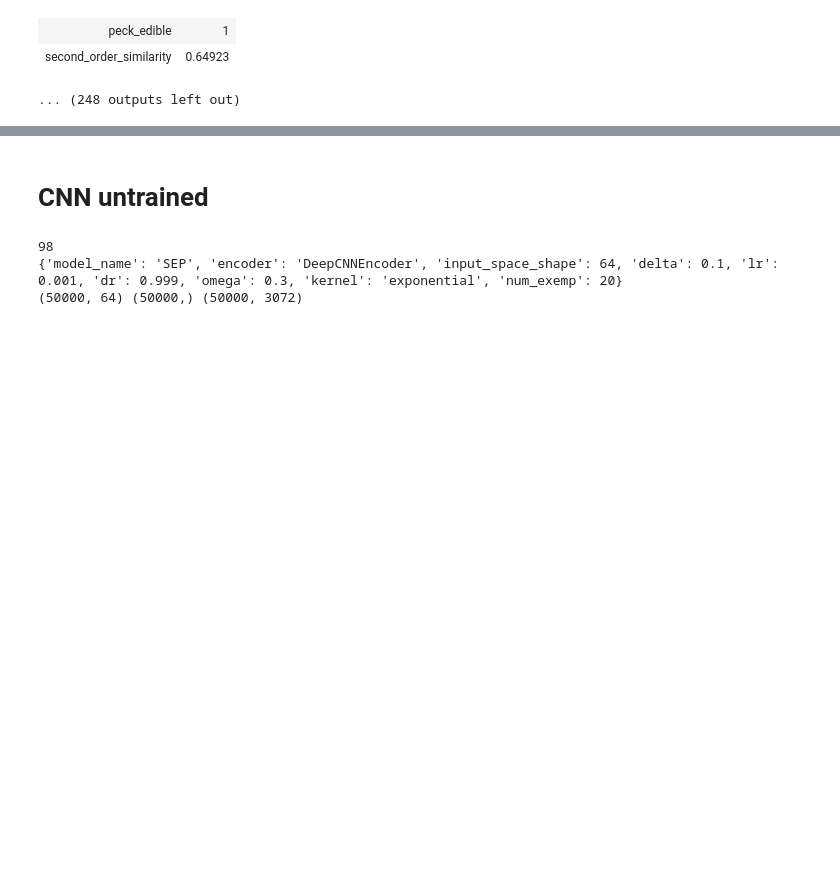
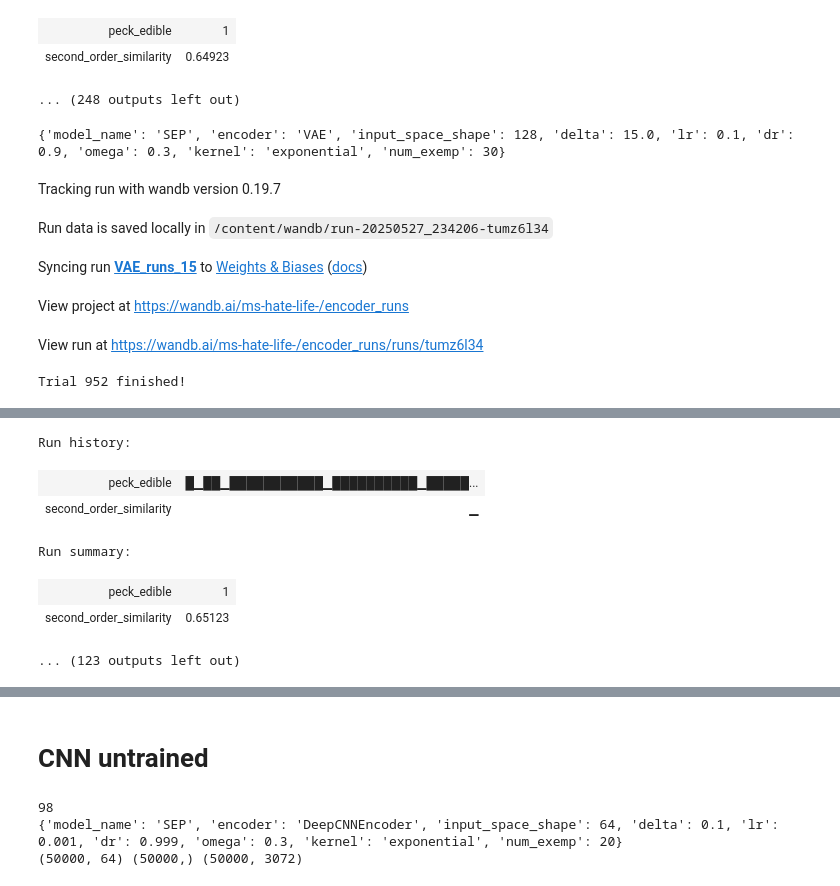
Before and after one commit to GersteinJo/cat_mod, a Jupyter notebook: modules_for_encoders.ipynb, the cells around one changed output, grey strips where cells are left out. Cells and saved outputs as stored; diff of their text form; code cells hidden in the pictures; blank space fills up the shorter version.

```diff
--- a/modules_for_encoders.ipynb
+++ b/modules_for_encoders.ipynb
@@ -75,6 +75,8 @@ def train_classifier(config, peck_obs_num = 200, n_iter = 10000, encoded_data=No
         elif np.random.random() < 0.05:
             # print(f"label {label}")
             sep.fit(obs, label)
+
+    return sep
 
 
 
@@ -258,7 +260,7 @@ class Runner:
             logger = wandb.init(project = 'encoder_runs', config = self.config, name = run_name,
                 tags = [self.config['model_name'], self.config['encoder'], self.config['kernel'], f"num_exemp_{self.config['num_exemp']}"]) if self.config else None
 
-            train_classifier(self.config, encoded_data=embeddings[permutation], labels=labels[permutation], logger = logger)
+            sep = train_classifier(self.config, encoded_data=embeddings[permutation], labels=labels[permutation], logger = logger)
 
             logger.log({"second_order_similarity" : compare_embeddings(embeddings[permutation[:10000]], original_images[permutation[:10000]])})
 
@@ -283,11 +285,19 @@ class Runner:
 
         data_df['tsne_x'] = tsne_results[:,0]
         data_df['tsne_y'] = tsne_results[:,1]
+        data_df['preds'] = sep.predict(embeddings[:1000])
+        data_df['preds_vs_labels'] = (data_df['label']*10+data_df['preds']).map({
+            11 : "edible_correct",
+            10 : "edible_wrong",
+            1  : "inedible_wrong",
+            0  : "inedible_correct"
+        })
+
         # Call the plotting function correctly
         embedding_plotter(
             embedding=tsne_results,  # This should be your 2D t-SNE results (1000x2 array)
             data=data_df,            # This contains your labels and other metadata
-            hue='label',             # Column name in data_df to use for coloring
+            hue='preds_vs_labels',             # Column name in data_df to use for coloring
         )
 
         return embeddings, labels, original_images, data_df
@@ -935,0 +936,31 @@ tsne_results.to_csv('/content/drive/MyDrive/Data/tsne_VAE_embedding.csv')
+# %%
+import numpy as np
+import matplotlib.pyplot as plt
+import yaml
+import os
+import sys
+
+import pandas as pd
+
+from torchvision import transforms
+
+df = pd.read_csv('/content/drive/MyDrive/Data/VAE_embedding.csv')
+# %%
+embeddings, labels, original_images = df[[c for c in df.columns if 'emb' in c]].to_numpy(), df['label'].to_numpy(), df[[c for c in df.columns if 'or' in c]].to_numpy()
+
+runner = Runner(
+    encoder_function = None,
+    loader = None,
+    original_loader = None,
+    config_path = "/content/exemple_config.yaml"
+)
+
+embeddings, labels, original_images, tsne_results = runner.run("VAE_runs_15", embeddings = embeddings, labels = labels, original_images = original_images, n_iter = 10)
+# %% [output]
+{'model_name': 'SEP', 'encoder': 'VAE', 'input_space_shape': 128, 'delta': 15.0, 'lr': 0.1, 'dr': 0.9, 'omega': 0.3, 'kernel': 'exponential', 'num_exemp': 30}
+Tracking run with wandb version 0.19.7
+Run data is saved locally in /content/wandb/run-20250527_234206-tumz6l34
+Syncing run VAE_runs_15 to Weights & Biases (docs)
+View project at https://wandb.ai/ms-hate-life-/encoder_runs
+View run at https://wandb.ai/ms-hate-life-/encoder_runs/runs/tumz6l34
+Trial 952 finished!
@@ -936,3 +968,10 @@ tsne_results.to_csv('/content/drive/MyDrive/Data/tsne_VAE_embedding.csv')
+Run history:
+| peck_edible | █▁██▁███████████▁██████████▁█████... |
+| second_order_similarity | ▁ |
+Run summary:
+| peck_edible | 1 |
+| second_order_similarity | 0.65123 |
+... (123 outputs left out)
 # %%
 from bokeh.plotting import figure, show
 from bokeh.io import output_notebook
```
Also changed, not shown: parts of 6 cells of this notebook.
